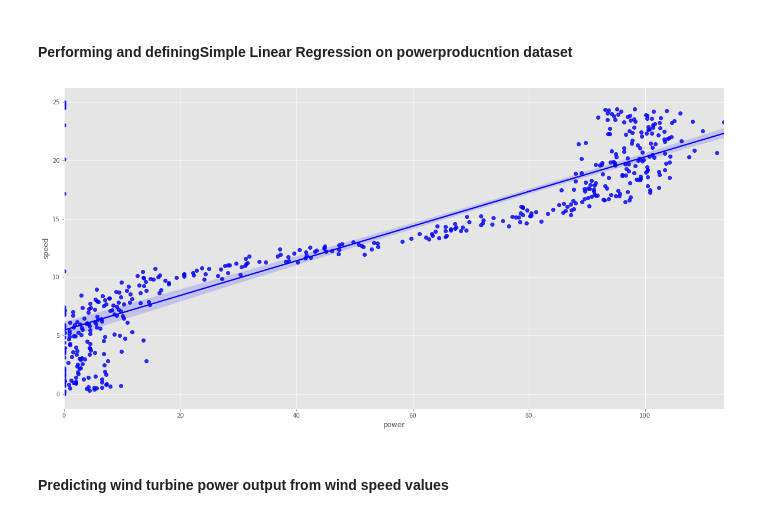
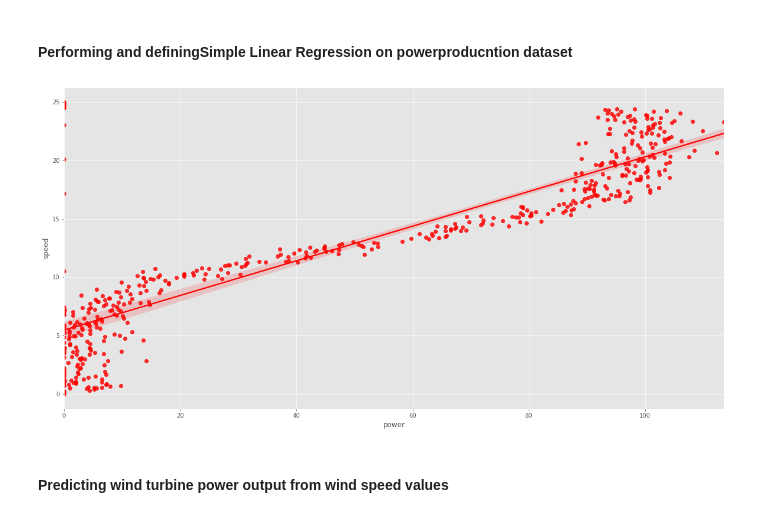
Before and after one commit to Samjean2020/project2020-fundamentals, a Jupyter notebook: Project2020.py.ipynb, the cells around one changed output. Cells and saved outputs as stored; diff of their text form; code cells hidden in the pictures.

```diff
--- a/Project2020.py.ipynb
+++ b/Project2020.py.ipynb
@@ -123,10 +123,10 @@ df.tail()
 # %%
 # Draw a simple linear regression using sklearn and seaborn regression plot functions.
 from sklearn.linear_model import LinearRegression
-sns.regplot (df["power"], df ["speed"], color = 'b')
+sns.regplot (df["power"], df ["speed"], color = 'r')
 plt.show()
 # %% [output]
-[figure, old version]
+[figure, new version]
 # %% [markdown]
 #### Predicting wind turbine power output from wind speed values
 # %% [markdown]
```
Also changed, not shown: parts of 2 cells of this notebook.
